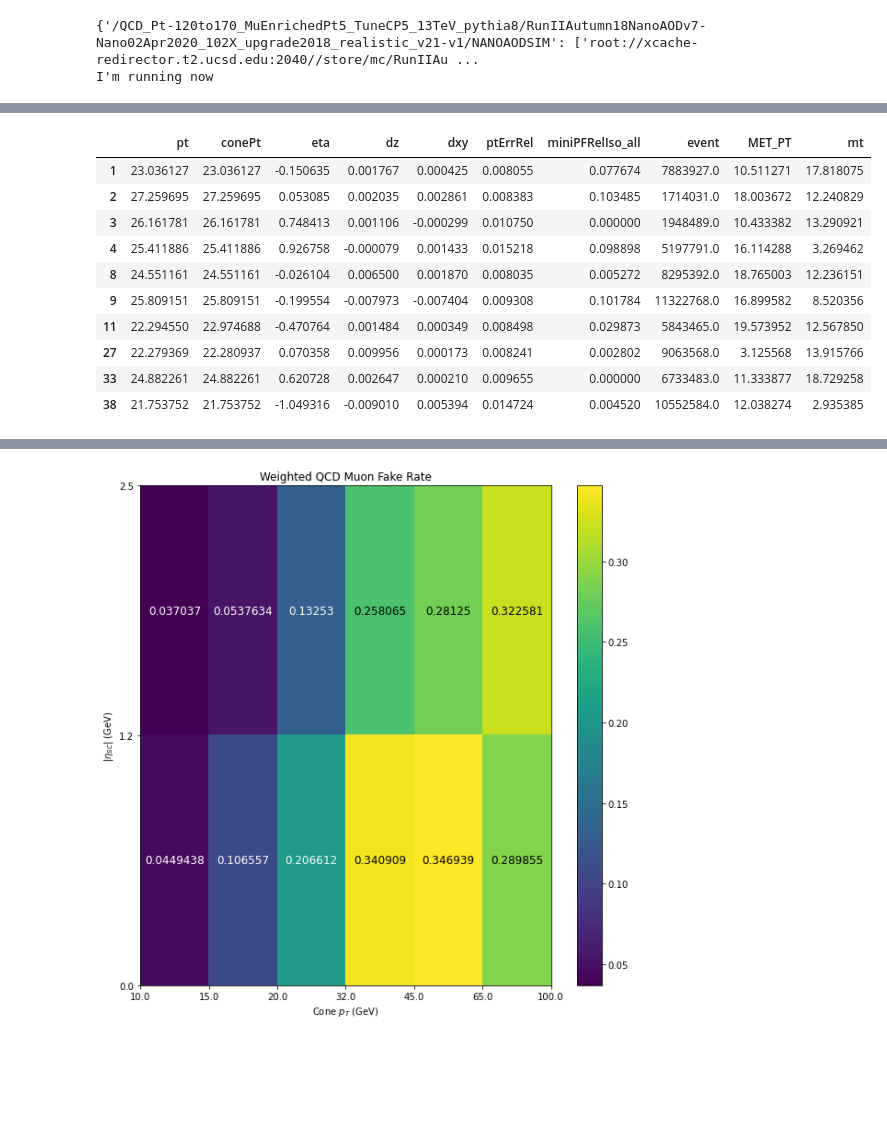
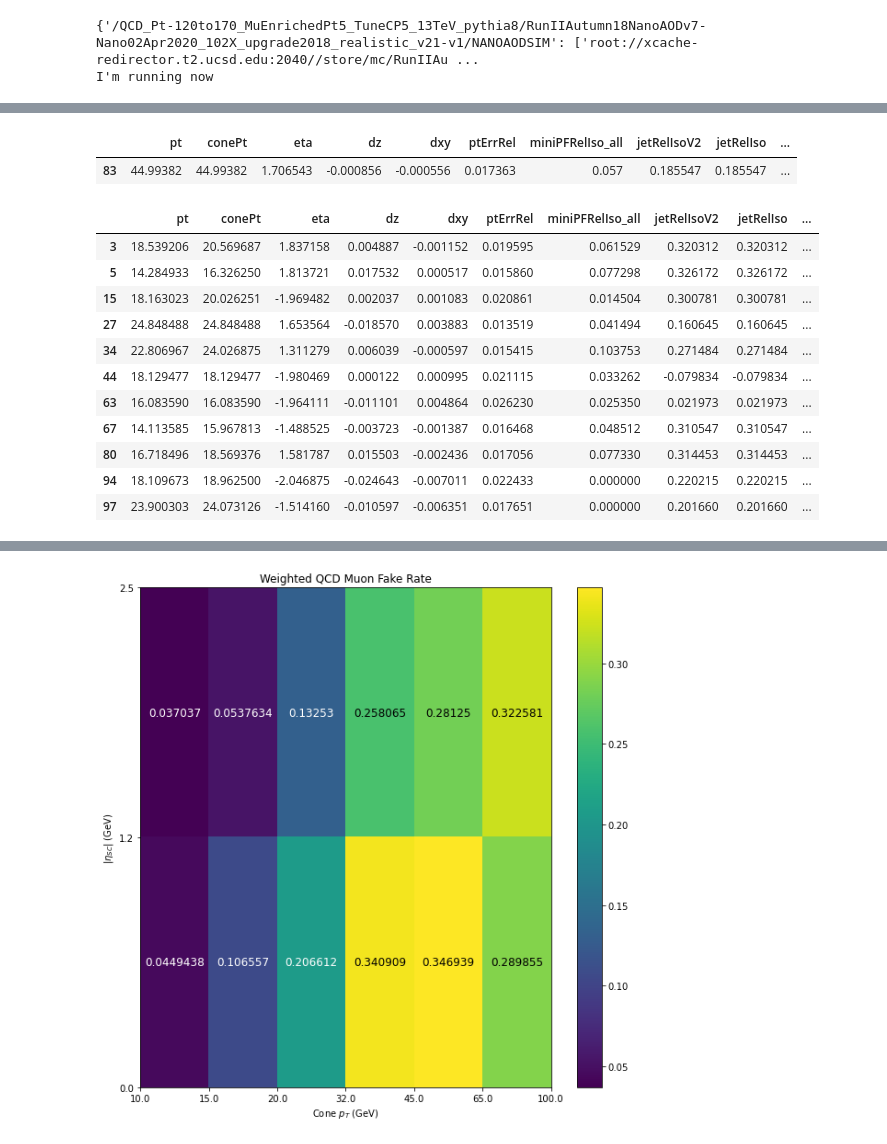
Before and after one commit to danbarto/tW_scattering, a Jupyter notebook: notebooks/FCNC_fake_rate_measurement.ipynb, the cells around one changed output, grey strips where cells are left out. Saved outputs shown, nothing was run; the diff lists cells and outputs as text; code cells hidden in the pictures; blank space fills up the shorter version.

```diff
--- a/notebooks/FCNC_fake_rate_measurement.ipynb
+++ b/notebooks/FCNC_fake_rate_measurement.ipynb
@@ -48,17 +48,15 @@ fileset = make_fileset(['testQCD'], samples, redirector=redirector_ucsd, small=T
 print(fileset)
 
 add_processes_to_output(fileset, desired_output)
-pt_axis_mu = hist.Bin("pt", r"$p_{T}$ (GeV)", [20., 32., 45., 65., 100.])
-eta_axis_mu =  hist.Bin("eta", r"$p_{T}$ (GeV)", [0, 1.2, 2.5])
+pt_axis_mu = hist.Bin("pt", r"$p_{T}$ (GeV)", [10., 15., 25.,  35., 50.])
+eta_axis_mu =  hist.Bin("eta", r"$p_{T}$ (GeV)", [0, 1.2, 2.1, 2.4])
 pt_axis_e = hist.Bin("pt", r"$p_{T}$ (GeV)", [0, 25., 35., 45., 65., 100])
 eta_axis_e =  hist.Bin("eta", r"$p_{T}$ (GeV)", [0, 1.479, 2.5])
 
 desired_output.update({
     "single_mu_fakeable": hist.Hist("Counts", dataset_axis, pt_axis_mu, eta_axis_mu),
     "single_mu": hist.Hist("Counts", dataset_axis, pt_axis_mu, eta_axis_mu),
-    "single_e_fakeable": hist.Hist("Counts", dataset_axis, pt_axis_e, eta_axis_e),
-    "single_e": hist.Hist("Counts", dataset_axis, pt_axis_e, eta_axis_e),
-    "muons_p": processor.column_accumulator(np.zeros(shape=(0,10)))
+    "muons_p": processor.column_accumulator(np.zeros(shape=(0,15)))
 })
 
 exe_args = {
@@ -98,9 +96,7 @@ meta = get_sample_meta(fileset, samples)
 my_hists = {}
 my_hists['single_mu_fakeable'] = scale_and_merge(output['single_mu_fakeable'], meta, fileset, nano_mapping)
 my_hists['single_mu'] = scale_and_merge(output['single_mu'], meta, fileset, nano_mapping)
-my_hists['single_e_fakeable'] = scale_and_merge(output['single_e_fakeable'], meta, fileset, nano_mapping)
-my_hists['single_e'] = scale_and_merge(output['single_e'], meta, fileset, nano_mapping)
-events_p = pd.DataFrame(data=output["muons_p"].value, columns=["pt","conePt","eta","dz","dxy","ptErrRel", "miniPFRelIso_all", "event", "MET_PT", "mt"])
+events_p = pd.DataFrame(data=output["muons_p"].value, columns=["pt","conePt","eta","dz","dxy","ptErrRel", "miniPFRelIso_all", "jetRelIsoV2", "jetRelIso", "jetPtRelv2", "event", "MET_PT", "mt", "num_tight_mu", "num_loose_mu"])
 # %% [output]
 {'/QCD_Pt-120to170_MuEnrichedPt5_TuneCP5_13TeV_pythia8/RunIIAutumn18NanoAODv7-Nano02Apr2020_102X_upgrade2018_realistic_v21-v1/NANOAODSIM': ['root://xcache-redirector.t2.ucsd.edu:2040//store/mc/RunIIAu ...
 I'm running now
@@ -185,36 +181,47 @@ plt.show()
 # %%
 bin_reqs_all = (events_p["MET_PT"] < 20)# & (events_p["mt"] < 20) & (events_p["conePt"] < 100)
-bin_reqs = [bin_reqs_all & (events_p["conePt"] > 20) & (events_p["conePt"] < 32) & (events_p["eta"] > -1.2) & (events_p["eta"] < 1.2),
-            bin_reqs_all & (events_p["conePt"] > 32) & (events_p["conePt"] < 45) & (events_p["eta"] > -1.2) & (events_p["eta"] < 1.2),
-            bin_reqs_all & (events_p["conePt"] > 45) & (events_p["conePt"] < 65) & (events_p["eta"] > -1.2) & (events_p["eta"] < 1.2),
-            bin_reqs_all & (events_p["conePt"] > 65) & (events_p["conePt"] < 100) & (events_p["eta"] > -1.2) & (events_p["eta"] < 1.2),
-            bin_reqs_all & (events_p["conePt"] > 20) & (events_p["conePt"] < 32) & ((events_p["eta"] > 1.2) | (events_p["eta"] < -1.2)),
-            bin_reqs_all & (events_p["conePt"] > 32) & (events_p["conePt"] < 45) & ((events_p["eta"] > 1.2) | (events_p["eta"] < -1.2)),
-            bin_reqs_all & (events_p["conePt"] > 45) & (events_p["conePt"] < 65) & ((events_p["eta"] > 1.2) | (events_p["eta"] < -1.2)),
-            bin_reqs_all & (events_p["conePt"] > 65) & (events_p["conePt"] < 100) & ((events_p["eta"] > 1.2) | (events_p["eta"] < -1.2))]
+bin_reqs = [bin_reqs_all & (events_p["conePt"] > 10) & (events_p["conePt"] < 15) & (events_p["eta"] > -1.2) & (events_p["eta"] < 1.2),
+            bin_reqs_all & (events_p["conePt"] > 15) & (events_p["conePt"] < 25) & (events_p["eta"] > -1.2) & (events_p["eta"] < 1.2),
+            bin_reqs_all & (events_p["conePt"] > 25) & (events_p["conePt"] < 35) & (events_p["eta"] > -1.2) & (events_p["eta"] < 1.2),
+            bin_reqs_all & (events_p["conePt"] > 35) & (events_p["conePt"] < 50) & (events_p["eta"] > -1.2) & (events_p["eta"] < 1.2),
+            bin_reqs_all & (events_p["conePt"] > 10) & (events_p["conePt"] < 15) & (((events_p["eta"] > 1.2) & (events_p["eta"] < 2.1)) | ((events_p["eta"] > -2.1) & (events_p["eta"] < -1.2))),
+            bin_reqs_all & (events_p["conePt"] > 15) & (events_p["conePt"] < 25) & (((events_p["eta"] > 1.2) & (events_p["eta"] < 2.1)) | ((events_p["eta"] > -2.1) & (events_p["eta"] < -1.2))),
+            bin_reqs_all & (events_p["conePt"] > 25) & (events_p["conePt"] < 35) & (((events_p["eta"] > 1.2) & (events_p["eta"] < 2.1)) | ((events_p["eta"] > -2.1) & (events_p["eta"] < -1.2))),
+            bin_reqs_all & (events_p["conePt"] > 35) & (events_p["conePt"] < 50) & (((events_p["eta"] > 1.2) & (events_p["eta"] < 2.1)) | ((events_p["eta"] > -2.1) & (events_p["eta"] < -1.2))),
+            bin_reqs_all & (events_p["conePt"] > 10) & (events_p["conePt"] < 15) & (((events_p["eta"] > 2.1) & (events_p["eta"] < 2.4)) | ((events_p["eta"] > -2.4) & (events_p["eta"] < -2.1))),
+            bin_reqs_all & (events_p["conePt"] > 15) & (events_p["conePt"] < 25) & (((events_p["eta"] > 2.1) & (events_p["eta"] < 2.4)) | ((events_p["eta"] > -2.4) & (events_p["eta"] < -2.1))),
+            bin_reqs_all & (events_p["conePt"] > 25) & (events_p["conePt"] < 35) & (((events_p["eta"] > 2.1) & (events_p["eta"] < 2.4)) | ((events_p["eta"] > -2.4) & (events_p["eta"] < -2.1))),
+            bin_reqs_all & (events_p["conePt"] > 35) & (events_p["conePt"] < 50) & (((events_p["eta"] > 2.1) & (events_p["eta"] < 2.4)) | ((events_p["eta"] > -2.4) & (events_p["eta"] < -2.1)))]
 bin_reqs_pt = [bin_reqs_all & (events_p["pt"] > 20) & (events_p["pt"] < 32) & (events_p["eta"] > -1.2) & (events_p["eta"] < 1.2),
             bin_reqs_all & (events_p["pt"] > 32) & (events_p["pt"] < 45) & (events_p["eta"] > -1.2) & (events_p["eta"] < 1.2),
             bin_reqs_all & (events_p["pt"] > 45) & (events_p["pt"] < 65) & (events_p["eta"] > -1.2) & (events_p["eta"] < 1.2),
             bin_reqs_all & (events_p["pt"] > 65) & (events_p["pt"] < 100) & (events_p["eta"] > -1.2) & (events_p["eta"] < 1.2),
             bin_reqs_all & (events_p["pt"] > 20) & (events_p["pt"] < 32) & ((events_p["eta"] > 1.2) | (events_p["eta"] < -1.2)),
             bin_reqs_all & (events_p["pt"] > 32) & (events_p["pt"] < 45) & ((events_p["eta"] > 1.2) | (events_p["eta"] < -1.2)),
             bin_reqs_all & (events_p["pt"] > 45) & (events_p["pt"] < 65) & ((events_p["eta"] > 1.2) | (events_p["eta"] < -1.2)),
             bin_reqs_all & (events_p["pt"] > 65) & (events_p["pt"] < 100) & ((events_p["eta"] > 1.2) | (events_p["eta"] < -1.2))]
 #events_p["eta"] < 1.2) & (events_p["eta"] > -1.2) & (events_p["pt"] < 100) & (events_p["pt"] > 65) &
-bin_names = ["(1,1)","(1,2)","(1,3)","(1,4)","(2,1)","(2,2)","(2,3)","(2,4)"]
-events_p[bin_reqs_pt[0]]
+bin_names = ["(1,1)","(1,2)","(1,3)","(1,4)","(2,1)","(2,2)","(2,3)","(2,4)","(3,1)","(3,2)","(3,3)","(3,4)"]
+events_p[bin_reqs[0]]
+events_p.loc[events_p["event"]==6886009]
 # %% [output]
-|  | pt | conePt | eta | dz | dxy | ptErrRel | miniPFRelIso_all | event | MET_PT | mt |
-| 1 | 23.036127 | 23.036127 | -0.150635 | 0.001767 | 0.000425 | 0.008055 | 0.077674 | 7883927.0 | 10.511271 | 17.818075 |
-| 2 | 27.259695 | 27.259695 | 0.053085 | 0.002035 | 0.002861 | 0.008383 | 0.103485 | 1714031.0 | 18.003672 | 12.240829 |
-| 3 | 26.161781 | 26.161781 | 0.748413 | 0.001106 | -0.000299 | 0.010750 | 0.000000 | 1948489.0 | 10.433382 | 13.290921 |
-| 4 | 25.411886 | 25.411886 | 0.926758 | -0.000079 | 0.001433 | 0.015218 | 0.098898 | 5197791.0 | 16.114288 | 3.269462 |
-| 8 | 24.551161 | 24.551161 | -0.026104 | 0.006500 | 0.001870 | 0.008035 | 0.005272 | 8295392.0 | 18.765003 | 12.236151 |
-| 9 | 25.809151 | 25.809151 | -0.199554 | -0.007973 | -0.007404 | 0.009308 | 0.101784 | 11322768.0 | 16.899582 | 8.520356 |
-| 11 | 22.294550 | 22.974688 | -0.470764 | 0.001484 | 0.000349 | 0.008498 | 0.029873 | 5843465.0 | 19.573952 | 12.567850 |
-| 27 | 22.279369 | 22.280937 | 0.070358 | 0.009956 | 0.000173 | 0.008241 | 0.002802 | 9063568.0 | 3.125568 | 13.915766 |
-| 33 | 24.882261 | 24.882261 | 0.620728 | 0.002647 | 0.000210 | 0.009655 | 0.000000 | 6733483.0 | 11.333877 | 18.729258 |
-| 38 | 21.753752 | 21.753752 | -1.049316 | -0.009010 | 0.005394 | 0.014724 | 0.004520 | 10552584.0 | 12.038274 | 2.935385 |
+|  | pt | conePt | eta | dz | dxy | ptErrRel | miniPFRelIso_all | jetRelIsoV2 | jetRelIso | ... |
+| 83 | 44.99382 | 44.99382 | 1.706543 | -0.000856 | -0.000556 | 0.017363 | 0.057 | 0.185547 | 0.185547 | ... |
+# %%
+events_p[bin_reqs[5]]
+# %% [output]
+|  | pt | conePt | eta | dz | dxy | ptErrRel | miniPFRelIso_all | jetRelIsoV2 | jetRelIso | ... |
+| 3 | 18.539206 | 20.569687 | 1.837158 | 0.004887 | -0.001152 | 0.019595 | 0.061529 | 0.320312 | 0.320312 | ... |
+| 5 | 14.284933 | 16.326250 | 1.813721 | 0.017532 | 0.000517 | 0.015860 | 0.077298 | 0.326172 | 0.326172 | ... |
+| 15 | 18.163023 | 20.026251 | -1.969482 | 0.002037 | 0.001083 | 0.020861 | 0.014504 | 0.300781 | 0.300781 | ... |
+| 27 | 24.848488 | 24.848488 | 1.653564 | -0.018570 | 0.003883 | 0.013519 | 0.041494 | 0.160645 | 0.160645 | ... |
+| 34 | 22.806967 | 24.026875 | 1.311279 | 0.006039 | -0.000597 | 0.015415 | 0.103753 | 0.271484 | 0.271484 | ... |
+| 44 | 18.129477 | 18.129477 | -1.980469 | 0.000122 | 0.000995 | 0.021115 | 0.033262 | -0.079834 | -0.079834 | ... |
+| 63 | 16.083590 | 16.083590 | -1.964111 | -0.011101 | 0.004864 | 0.026230 | 0.025350 | 0.021973 | 0.021973 | ... |
+| 67 | 14.113585 | 15.967813 | -1.488525 | -0.003723 | -0.001387 | 0.016468 | 0.048512 | 0.310547 | 0.310547 | ... |
+| 80 | 16.718496 | 18.569376 | 1.581787 | 0.015503 | -0.002436 | 0.017056 | 0.077330 | 0.314453 | 0.314453 | ... |
+| 94 | 18.109673 | 18.962500 | -2.046875 | -0.024643 | -0.007011 | 0.022433 | 0.000000 | 0.220215 | 0.220215 | ... |
+| 97 | 23.900303 | 24.073126 | -1.514160 | -0.010597 | -0.006351 | 0.017651 | 0.000000 | 0.201660 | 0.201660 | ... |
 # %%
 bin_test = events_p[bin_reqs_all]
 bin_test.to_csv("/home/users/cmcmahon/public_html/fake_rates/csv/all.csv")
```
Also changed, not shown: parts of 9 cells of this notebook, 3 other files.
